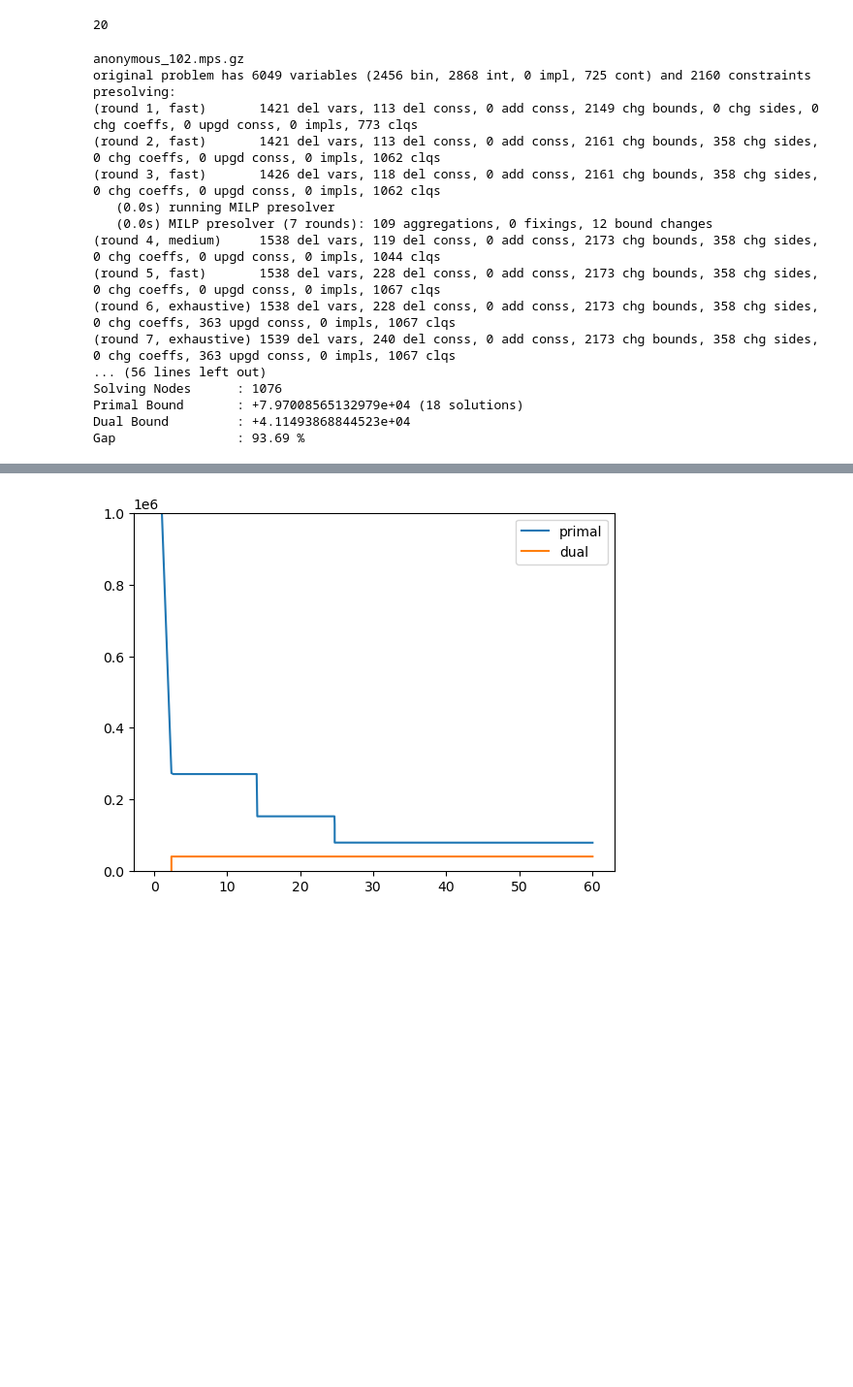
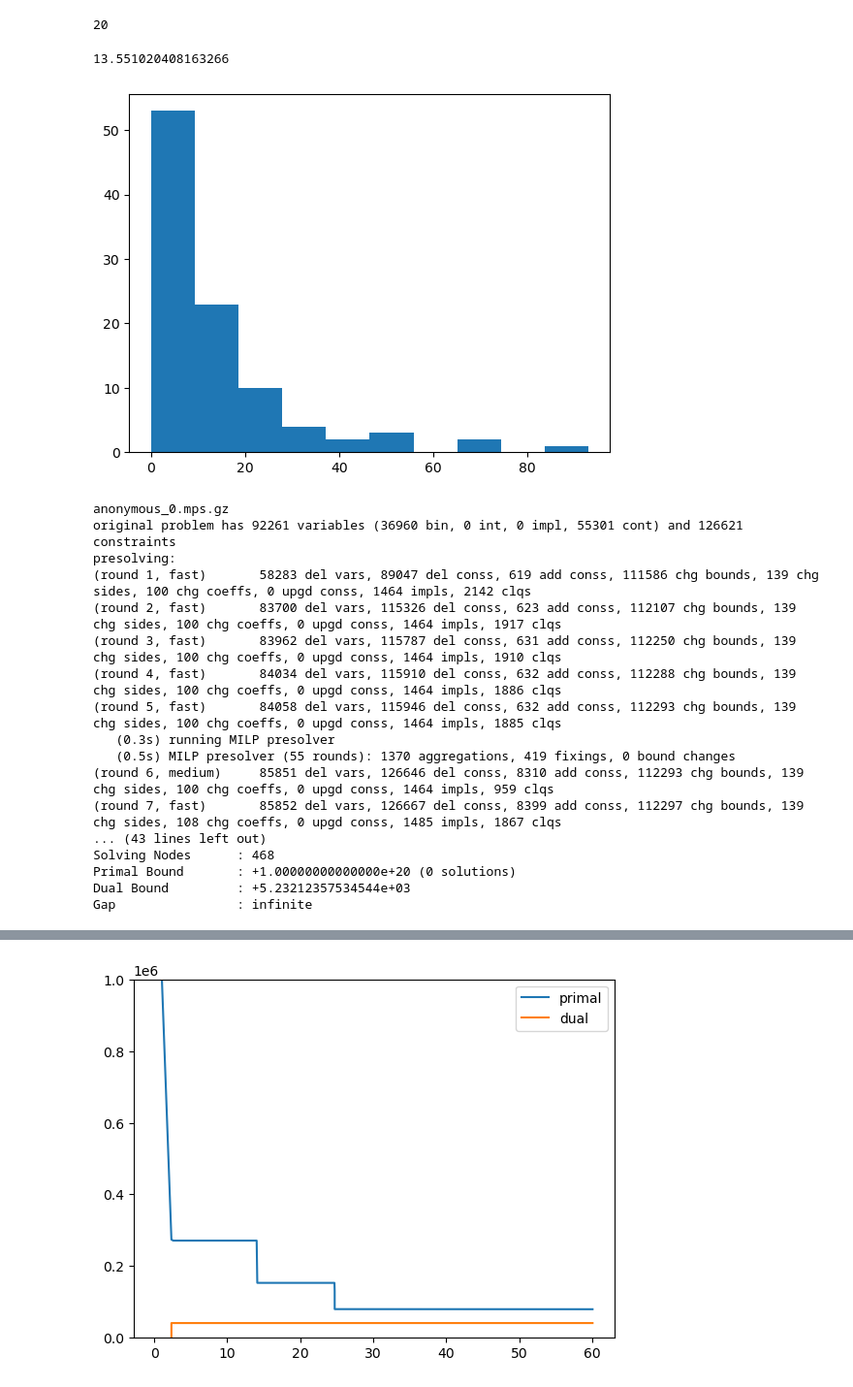
Before and after one commit to brunompacheco/learn2schedule, a Jupyter notebook: notebooks/0.0-bmp-ML4CO-data.ipynb, the cells around one changed output, grey strips where cells are left out. Shown at 97% size. Saved outputs shown, nothing was run; the diff lists cells and outputs as text; code cells hidden in the pictures; blank space fills up the shorter version.

```diff
--- a/notebooks/0.0-bmp-ML4CO-data.ipynb
+++ b/notebooks/0.0-bmp-ML4CO-data.ipynb
@@ -18,6 +18,22 @@ instances_fps = list(data_dir.glob('valid/*.mps.gz'))
 len(instances_fps)
 # %% [output]
 20
+# %%
+sols_dir = Path('../data/interim/solutions/3_anonymous/')
+
+instances_fps = list(data_dir.glob('train/*.mps.gz'))
+n_sols = list()
+for instance_fp in instances_fps:
+    instance_name = instance_fp.name.split(".")[0]
+    solutions_fps = list(sols_dir.glob(f'{instance_name}_*.sol.gz'))
+    n_sols.append(len(solutions_fps))
+print(np.mean(n_sols))
+
+plt.hist(n_sols)
+plt.show()
+# %% [output]
+13.551020408163266
+[figure, added]
 # %%
 instance_fp = np.random.choice(instances_fps)
 print(instance_fp.name)
@@ -29,20 +45,20 @@ m.setBoolParam('constraints/countsols/collect', True)
 
 m.optimize()
 # %% [output]
-anonymous_102.mps.gz
-original problem has 6049 variables (2456 bin, 2868 int, 0 impl, 725 cont) and 2160 constraints
+anonymous_0.mps.gz
+original problem has 92261 variables (36960 bin, 0 int, 0 impl, 55301 cont) and 126621 constraints
 presolving:
-(round 1, fast)       1421 del vars, 113 del conss, 0 add conss, 2149 chg bounds, 0 chg sides, 0 chg coeffs, 0 upgd conss, 0 impls, 773 clqs
-(round 2, fast)       1421 del vars, 113 del conss, 0 add conss, 2161 chg bounds, 358 chg sides, 0 chg coeffs, 0 upgd conss, 0 impls, 1062 clqs
-(round 3, fast)       1426 del vars, 118 del conss, 0 add conss, 2161 chg bounds, 358 chg sides, 0 chg coeffs, 0 upgd conss, 0 impls, 1062 clqs
-   (0.0s) running MILP presolver
-   (0.0s) MILP presolver (7 rounds): 109 aggregations, 0 fixings, 12 bound changes
-(round 4, medium)     1538 del vars, 119 del conss, 0 add conss, 2173 chg bounds, 358 chg sides, 0 chg coeffs, 0 upgd conss, 0 impls, 1044 clqs
-(round 5, fast)       1538 del vars, 228 del conss, 0 add conss, 2173 chg bounds, 358 chg sides, 0 chg coeffs, 0 upgd conss, 0 impls, 1067 clqs
-(round 6, exhaustive) 1538 del vars, 228 del conss, 0 add conss, 2173 chg bounds, 358 chg sides, 0 chg coeffs, 363 upgd conss, 0 impls, 1067 clqs
-(round 7, exhaustive) 1539 del vars, 240 del conss, 0 add conss, 2173 chg bounds, 358 chg sides, 0 chg coeffs, 363 upgd conss, 0 impls, 1067 clqs
-... (56 lines left out)
-Solving Nodes      : 1076
-Primal Bound       : +7.97008565132979e+04 (18 solutions)
-Dual Bound         : +4.11493868844523e+04
-Gap                : 93.69 %
+(round 1, fast)       58283 del vars, 89047 del conss, 619 add conss, 111586 chg bounds, 139 chg sides, 100 chg coeffs, 0 upgd conss, 1464 impls, 2142 clqs
+(round 2, fast)       83700 del vars, 115326 del conss, 623 add conss, 112107 chg bounds, 139 chg sides, 100 chg coeffs, 0 upgd conss, 1464 impls, 1917 clqs
+(round 3, fast)       83962 del vars, 115787 del conss, 631 add conss, 112250 chg bounds, 139 chg sides, 100 chg coeffs, 0 upgd conss, 1464 impls, 1910 clqs
+(round 4, fast)       84034 del vars, 115910 del conss, 632 add conss, 112288 chg bounds, 139 chg sides, 100 chg coeffs, 0 upgd conss, 1464 impls, 1886 clqs
+(round 5, fast)       84058 del vars, 115946 del conss, 632 add conss, 112293 chg bounds, 139 chg sides, 100 chg coeffs, 0 upgd conss, 1464 impls, 1885 clqs
+   (0.3s) running MILP presolver
+   (0.5s) MILP presolver (55 rounds): 1370 aggregations, 419 fixings, 0 bound changes
+(round 6, medium)     85851 del vars, 126646 del conss, 8310 add conss, 112293 chg bounds, 139 chg sides, 100 chg coeffs, 0 upgd conss, 1464 impls, 959 clqs
+(round 7, fast)       85852 del vars, 126667 del conss, 8399 add conss, 112297 chg bounds, 139 chg sides, 108 chg coeffs, 0 upgd conss, 1485 impls, 1867 clqs
+... (43 lines left out)
+Solving Nodes      : 468
+Primal Bound       : +1.00000000000000e+20 (0 solutions)
+Dual Bound         : +5.23212357534544e+03
+Gap                : infinite
```
Also changed, not shown: parts of 2 cells of this notebook, 1 other file.
